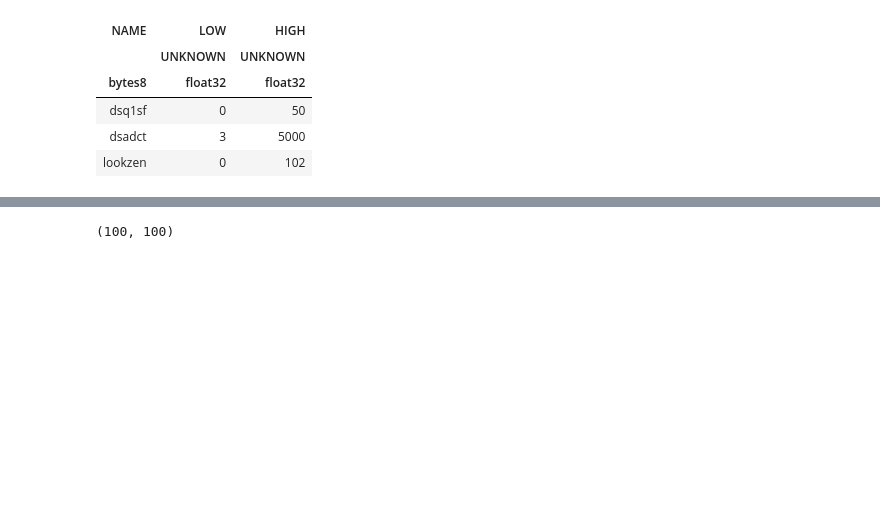
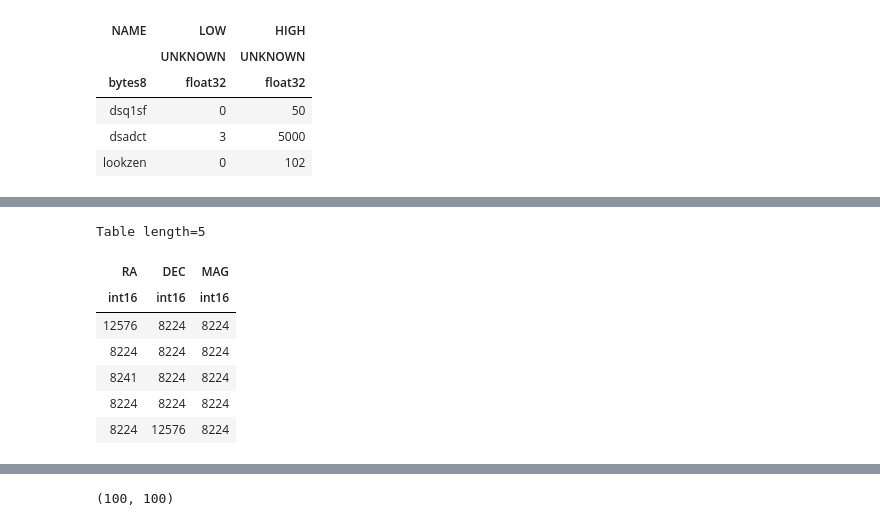
Before and after one commit to Schwarzam/astrors, a Jupyter notebook: dev/testing.ipynb, the cells around one changed output, grey strips where cells are left out. Drawn from its saved outputs; the diff is of its cells as text; code cells hidden in the pictures; blank space fills up the shorter version.

Commit message:
Added support to TABLE HDU

```diff
--- a/dev/testing.ipynb
+++ b/dev/testing.ipynb
@@ -15,4 +15,5 @@ Table length=3
 | dsadct | 3 | 5000 |
 | lookzen | 0 | 102 |
 # %%
-t = Table.read("../tests/data/outputs/test_modify.fits")
+Table.read("../tests/data/outputs/test_table.fits")
+# %% [output]
@@ -18,0 +23,8 @@ t = Table.read("../tests/data/outputs/test_modify.fits")
+Table length=5
+| RA | DEC | MAG |
+| int16 | int16 | int16 |
+| 12576 | 8224 | 8224 |
+| 8224 | 8224 | 8224 |
+| 8241 | 8224 | 8224 |
+| 8224 | 8224 | 8224 |
+| 8224 | 12576 | 8224 |
```
Also changed, not shown: parts of 3 cells of this notebook, 12 other files.
